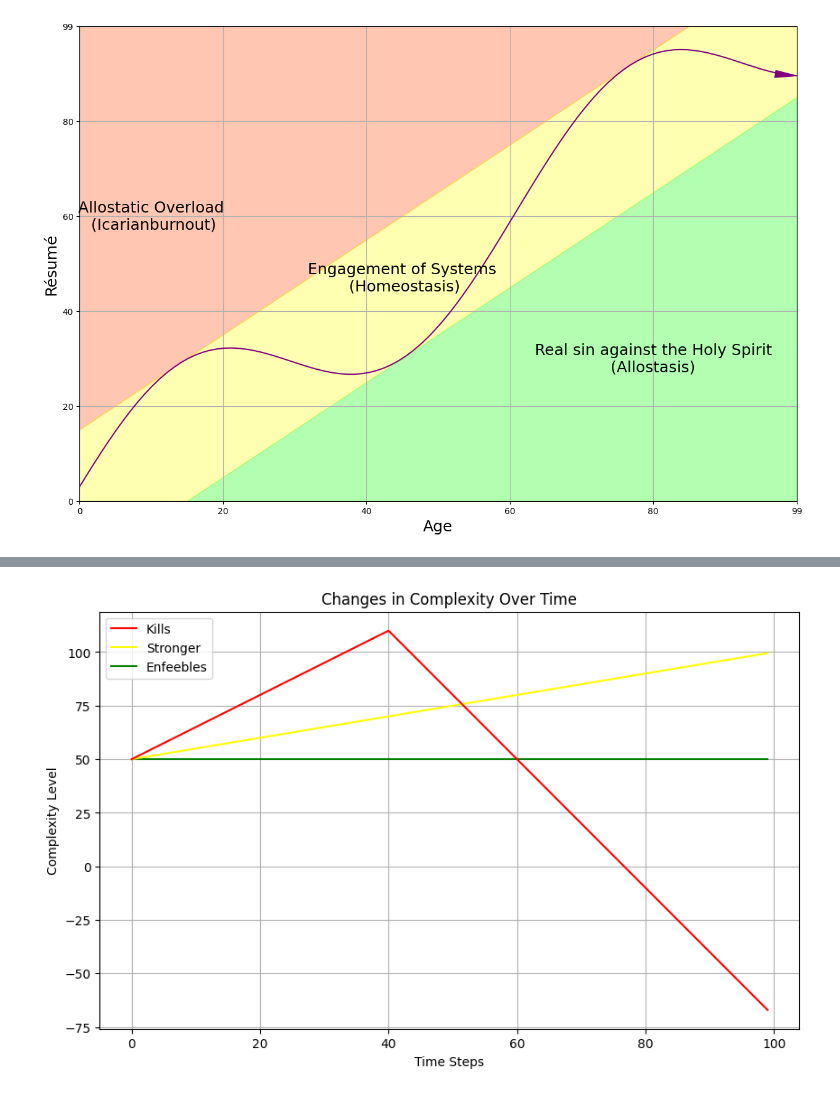
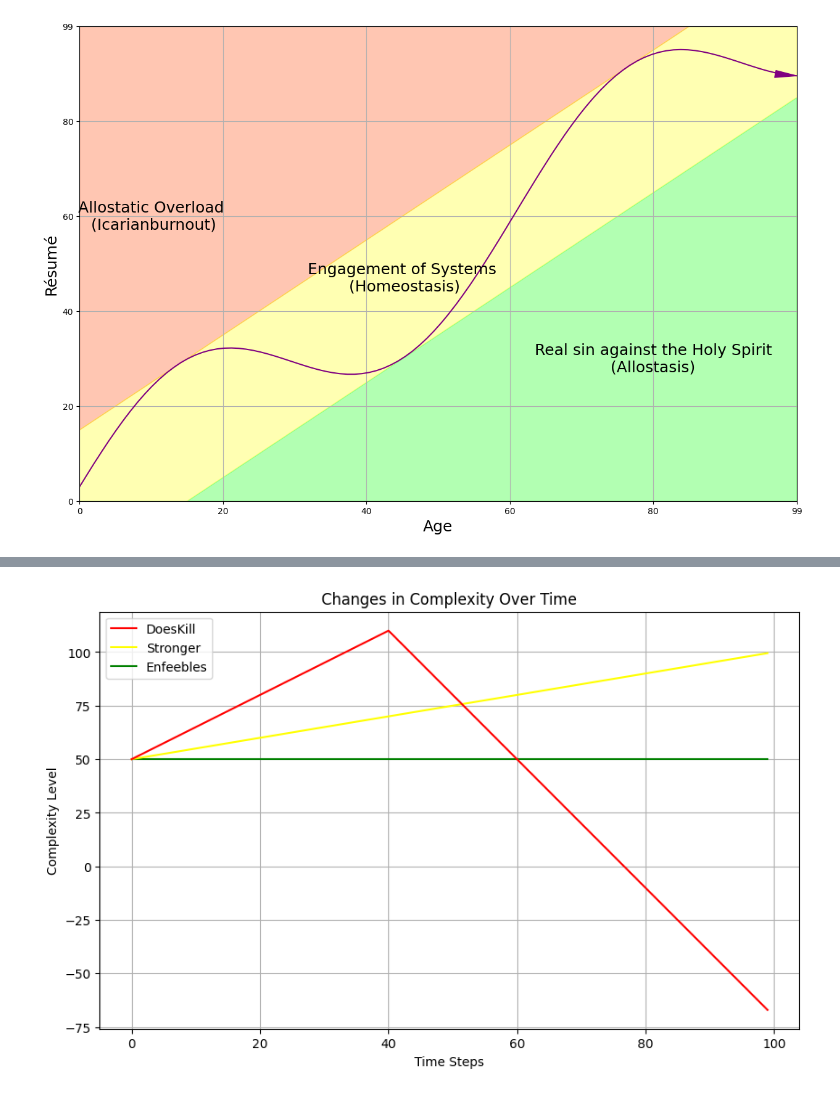
Before and after one commit to abikesa/existentialfatigue, a Jupyter notebook: _build/jupyter_execute/intro.ipynb, the cells around one changed output, grey strips where cells are left out. Saved outputs shown, nothing was run; the diff lists cells and outputs as text; code cells hidden in the pictures.

```diff
--- a/_build/jupyter_execute/intro.ipynb
+++ b/_build/jupyter_execute/intro.ipynb
@@ -177,35 +176,35 @@ red_complexity = []
 initial_complexity = 50
 
 # Green Zone (Enfeebles): Complexity remains largely flat
 green_complexity = np.full_like(time_steps, initial_complexity)
 
 # Yellow Zone (Makes Stronger): Complexity increases linearly
 yellow_complexity = initial_complexity + 0.5 * time_steps
 
 # Red Zone (Kills): Complexity increases steeply, then drops
 red_multiplier = 1.5
 burnout_point = 40
 red_complexity = initial_complexity + red_multiplier * time_steps
 red_complexity[burnout_point:] = red_complexity[burnout_point] - 3 * (time_steps[burnout_point:] - burnout_point)
 
 # Plotting
 plt.figure(figsize=(10, 6))
 line1, = plt.plot(time_steps, green_complexity, color='green')
 line2, = plt.plot(time_steps, yellow_complexity, color='yellow')
 line3, = plt.plot(time_steps, red_complexity, color='red')
 
 # Labels and title
 plt.xlabel('Time Steps')
 plt.ylabel('Complexity Level')
 plt.title('Changes in Complexity Over Time')
 
 # Custom order of legend
-plt.legend([line3, line2, line1], ['Kills', 'Stronger', 'Enfeebles'])
+plt.legend([line3, line2, line1], ['DoesKill', 'Stronger', 'Enfeebles'])
 
 plt.grid(True)
 plt.show()
 # %% [output]
-[figure, old version]
+[figure, new version]
 # %% [markdown]
 
 **Frailty and ICC: A Correlative Analysis**
```
Also changed, not shown: parts of 2 cells of this notebook, 6 other files.
